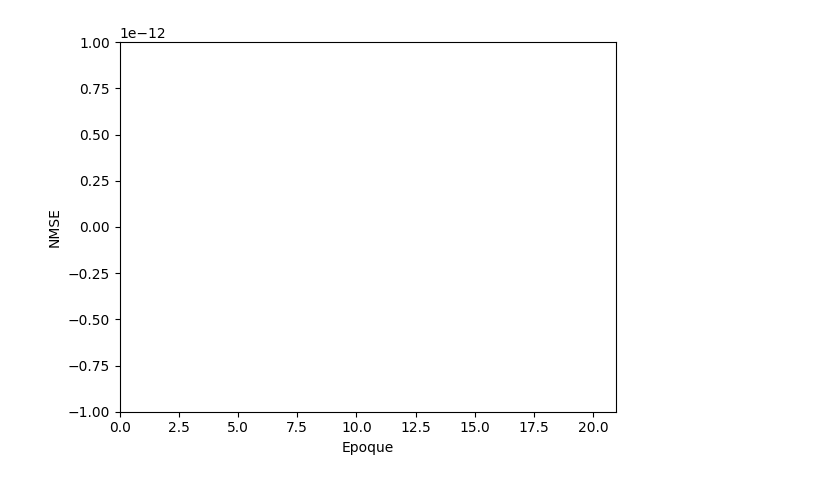
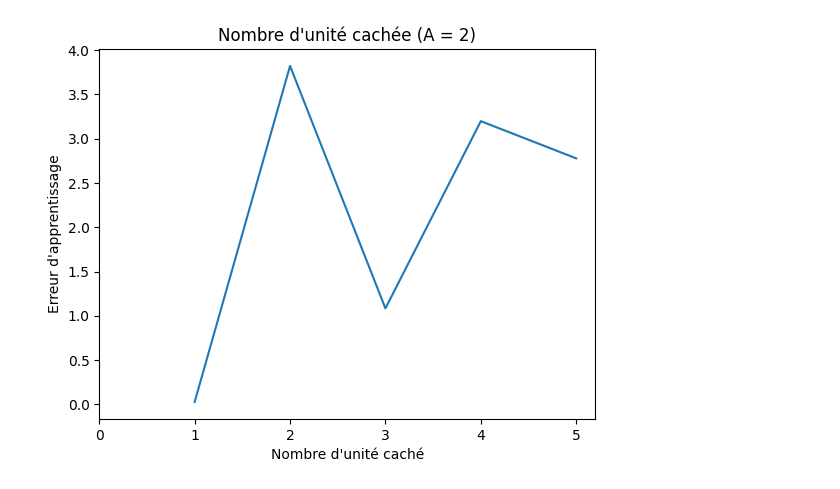
Before and after one commit to njiva-niaina/python-rna, a Jupyter notebook: GradientDescent.ipynb, the cells around one changed output. Cells and saved outputs as stored; diff of their text form; code cells hidden in the pictures.

```diff
--- a/GradientDescent.ipynb
+++ b/GradientDescent.ipynb
@@ -233 +248,11 @@ learning_step = 0.1
+# %%
+fig, ax = plt.subplots()
+ax.set_xlabel("Nombre d'unité caché")
+ax.set_ylabel("Erreur d'apprentissage")
+ax.plot(np.array(range(1, len(arch)+1)), np.nan_to_num(Q_ERRORS))
+plt.title(f"Nombre d'unité cachée (A = 2)")
+ax.set_xlim(left=0)
+plt.show()
+# %% [output]
+[figure, added]
 # %%
@@ -238,13 +266,4 @@ w, q_errors = train_with_epoch(
     prototype=prototype,
     epoch=20
 )
-# %%
-fig, ax = plt.subplots()
-ax.set_xlabel("Epoque")
-ax.set_ylabel("NMSE")
-ax.plot(np.array(range(1, 21)), np.nan_to_num(q_errors))
-ax.set_xlim(left=0)
-plt.show()
-# %% [output]
-[figure, removed]
 # %%
```
Also changed, not shown: parts of 6 cells of this notebook, 2 other files.
